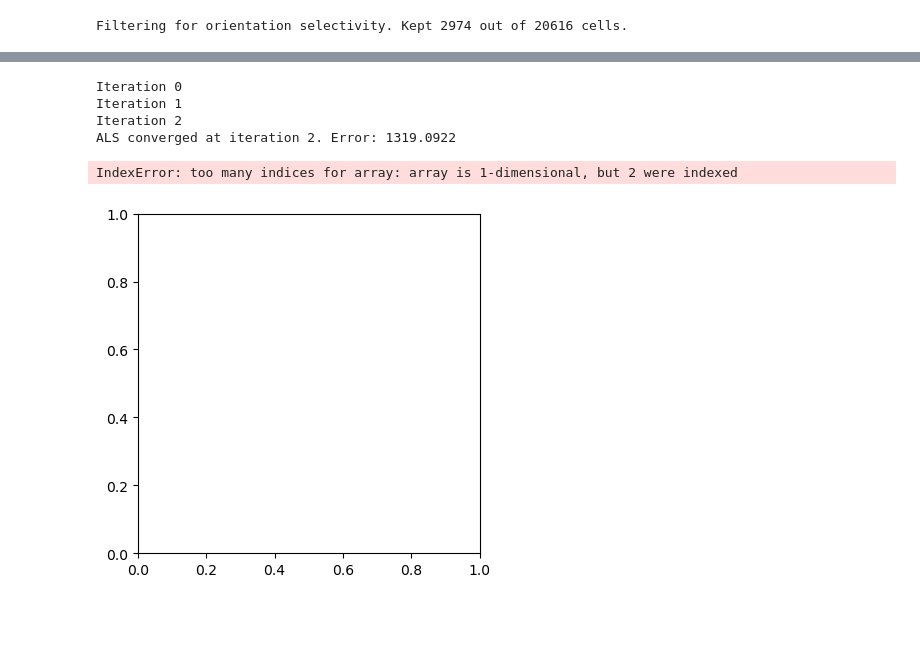
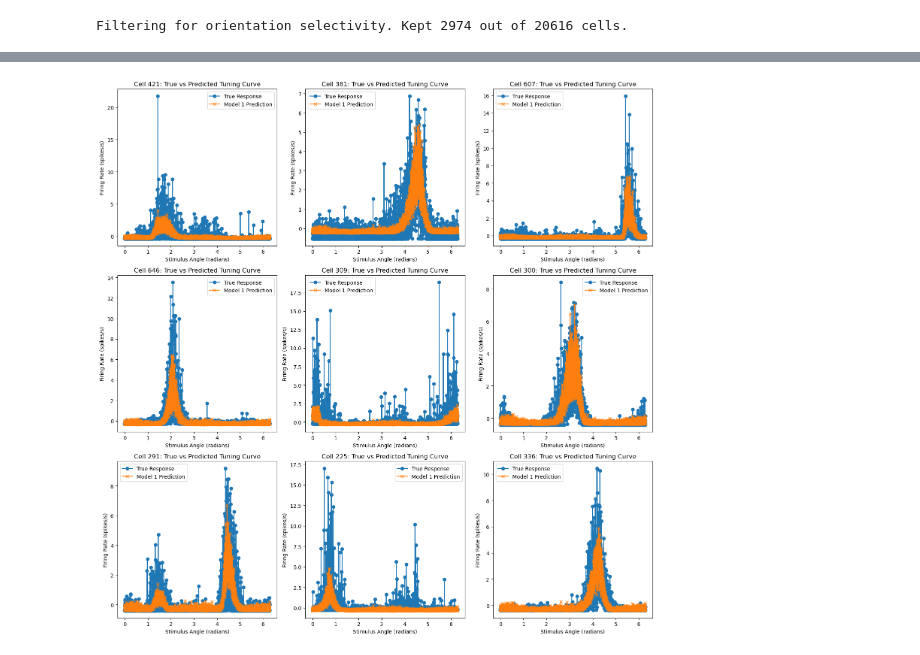
Before and after one commit to reillytilbury/EDGAR, a Jupyter notebook: trial_to_trial_variability_scratchpad.ipynb, the cells around one changed output, grey strips where cells are left out. Saved outputs shown, nothing was run; the diff lists cells and outputs as text; code cells hidden in the pictures; blank space fills up the shorter version.

```diff
--- a/trial_to_trial_variability_scratchpad.ipynb
+++ b/trial_to_trial_variability_scratchpad.ipynb
@@ -569,45 +539 @@ def model_v1(X, params):
     return pred.T, multiplicative_gain, additive_offset, target_cell_coupling_factor # shape (n_target, n_time)
-# %%
-params = {"source_tuning_params": source_params, "target_tuning_params": target_params, "target_cell_modulation": jnp.ones(source_params.shape[0])}
-Y_pred_train, a, b, c = model_v1(X, params)
-# %% [output]
-Iteration 0
-Iteration 1
-Iteration 2
-ALS converged at iteration 2. Error: 1319.0922
-# %%
-def plot_model_fit(stims, Y_real, Y_pred, cell_idxs=None, Y_another_pred=None):
-    if cell_idxs is None:
-        cell_idxs = np.random.choice(Y_real.shape[0], 9, replace=False)
-    n_cells = len(cell_idxs)
-    plt.figure(figsize=(15, 15))
-    for i, cell_idx in enumerate(cell_idxs):
-        plt.subplot(3, 3, i + 1)
-        y_true = Y_real[cell_idx, :]
-        y_pred = Y_pred[cell_idx, :]
-        angles = stims[0, :]
-        order = np.argsort(angles)
-        angles = angles[order]
-        y_true = y_true[order]
-        y_pred = y_pred[order]
-        plt.plot(angles, y_true.flatten(), label='True Response', marker='o')
-        plt.plot(angles, y_pred.flatten(), label='Model 1 Prediction', marker='x')
-
-        if Y_another_pred is not None:
-            y_another_pred = Y_another_pred[cell_idx, :]
-            y_another_pred = y_another_pred[order]
-            plt.plot(angles, y_another_pred.flatten(), label='Model 2 Prediction', marker='s')
-
-        plt.xlabel('Stimulus Angle (radians)')
-        plt.ylabel('Firing Rate (spikes/s)')
-        plt.title(f'Cell {cell_idx}: True vs Predicted Tuning Curve')
-        plt.legend()
-
-    plt.tight_layout()
-    plt.show()
-
-cell_idxs = np.random.choice(Y_train.shape[0], 9)
-plot_model_fit(Y_train, Y_pred_train, cell_idxs)
-# %% [output]
-IndexError: too many indices for array: array is 1-dimensional, but 2 were indexed
-[figure, removed]
@@ -613,0 +654,4 @@ IndexError: too many indices for array: array is 1-dimensional, but 2 were index
+# %%
+plot_model_fit(X['stimulus'], Y['train'], pred_train)
+# %% [output]
+[figure, added]
```
Also changed, not shown: parts of 23 cells of this notebook, 2 other files.
